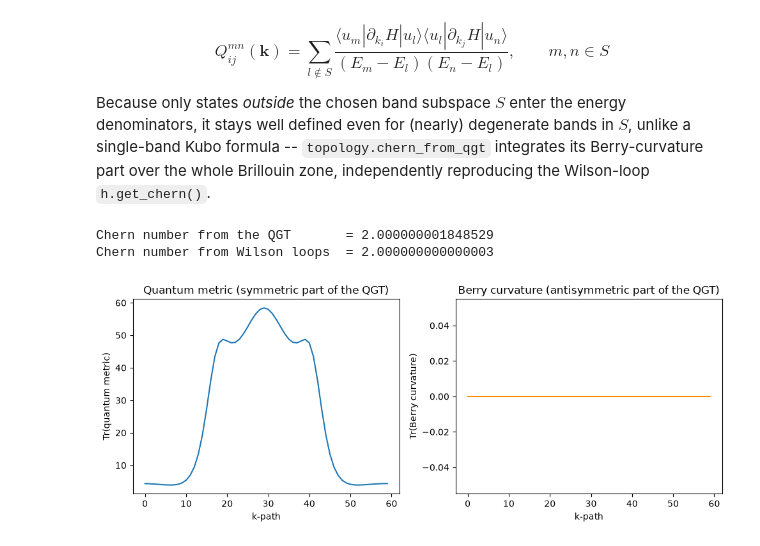
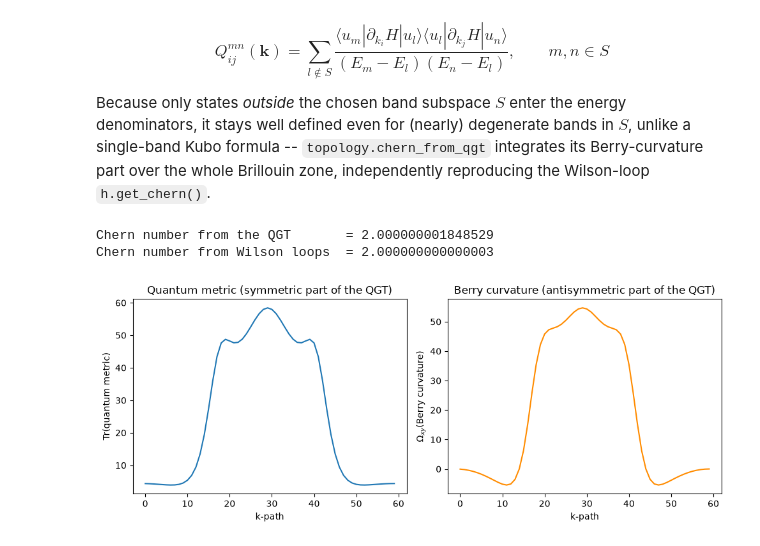
Before and after one commit to joselado/pyqula, a Jupyter notebook: jupyter-notebooks/functionalities/topological_characterization/06_quantum_geometric_tensor.ipynb, the cells around one changed output. Cells and saved outputs as stored; diff of their text form; code cells hidden in the pictures.

```diff
--- a/jupyter-notebooks/functionalities/topological_characterization/06_quantum_geometric_tensor.ipynb
+++ b/jupyter-notebooks/functionalities/topological_characterization/06_quantum_geometric_tensor.ipynb
@@ -20,34 +20,41 @@ independently reproducing the Wilson-loop `h.get_chern()`.
 import os ; import sys
 sys.path.append(os.getcwd()+"/../../../src")
 
 import numpy as np
 import matplotlib.pyplot as plt
 from pyqula import geometry
 from pyqula import topology
 
 g = geometry.honeycomb_lattice()
 h = g.get_hamiltonian() # spinful by default
 h.add_haldane(0.2)
 h.shift_fermi(0.3) # put the Fermi level safely mid-gap
 
 inds,gpath,omegapath = topology.quantum_geometric_tensor_path(h,occ_idxs=[0,1],nk=60)
 C_qgt = topology.chern_from_qgt(h,nk=20,occ_idxs=[0,1])
 print("Chern number from the QGT       =",C_qgt)
 print("Chern number from Wilson loops  =",h.get_chern(nk=20))
 
+# gpath/omegapath are already band-traced (occ_idxs=[0,1] summed inside
+# quantum_geometric_tensor_path), leaving a dim x dim matrix in the *spatial*
+# indices i,j at each k-point. Tr(quantum metric) = g_xx+g_yy is a sensible
+# scalar, but the Berry curvature tensor is antisymmetric in i,j (Omega_ii=0
+# by construction), so its trace vanishes identically -- the physical Berry
+# curvature is the off-diagonal xy component, same as chern_from_qgt's
+# omega_xy = berry_curvature_from_qgt(Qs)[:,0,1].
 metric_trace = np.array([np.trace(g_k).real for g_k in gpath])
-berry_trace = np.array([np.trace(o_k).imag for o_k in omegapath])
+berry_xy = np.array([o_k[0,1].real for o_k in omegapath])
 
 fig,axs = plt.subplots(1,2,figsize=(10,4))
 axs[0].plot(inds,metric_trace)
 axs[0].set_xlabel("k-path") ; axs[0].set_ylabel("Tr(quantum metric)")
 axs[0].set_title("Quantum metric (symmetric part of the QGT)")
-axs[1].plot(inds,berry_trace,c="darkorange")
-axs[1].set_xlabel("k-path") ; axs[1].set_ylabel("Tr(Berry curvature)")
+axs[1].plot(inds,berry_xy,c="darkorange")
+axs[1].set_xlabel("k-path") ; axs[1].set_ylabel("$\\Omega_{xy}$(Berry curvature)")
 axs[1].set_title("Berry curvature (antisymmetric part of the QGT)")
 plt.tight_layout()
 plt.show()
 # %% [output]
 Chern number from the QGT       = 2.000000001848529
 Chern number from Wilson loops  = 2.000000000000003
-[figure, old version]
+[figure, new version]
```
Also changed, not shown: 6 other files.
